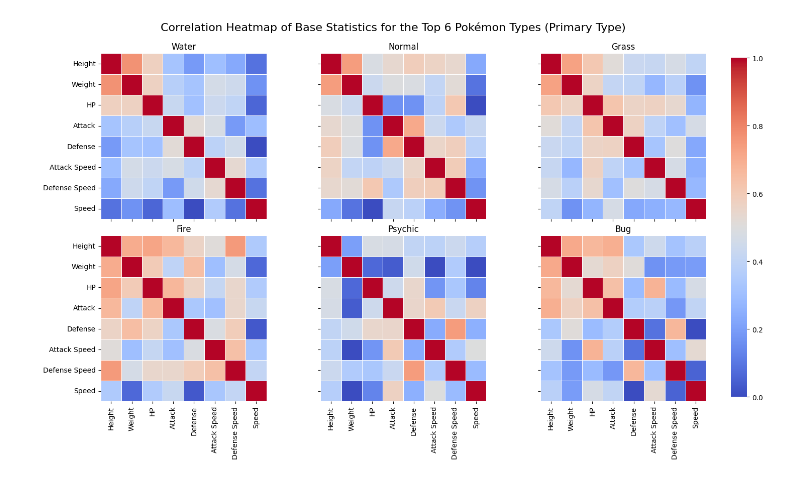
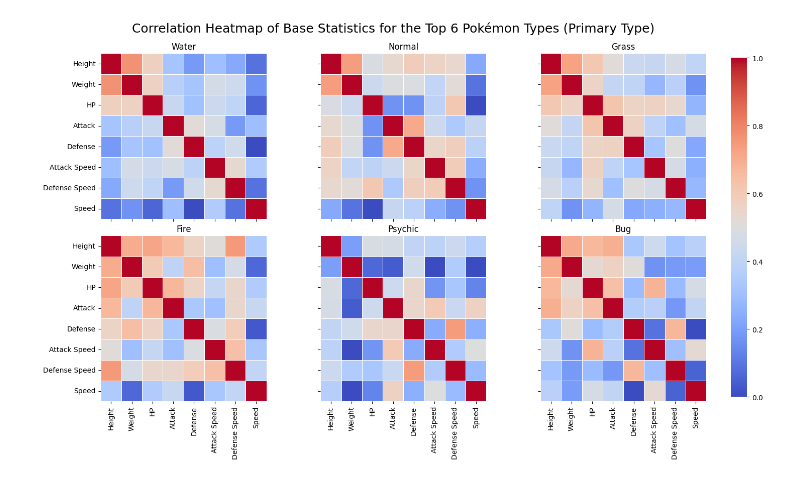
Before and after one commit to HiczHicz/PokemonFullProject, a Jupyter notebook: heatmap.ipynb, the cells around one changed output. Saved outputs shown, nothing was run; the diff lists cells and outputs as text; code cells hidden in the pictures.

```diff
--- a/heatmap.ipynb
+++ b/heatmap.ipynb
@@ -26,32 +26,32 @@ heatmap_args = {
 }
 
 #..Water
 sns.heatmap(daneg.get_group('Water')[stats01].corr(),ax=axs[0,0],**heatmap_args)
 axs[0,0].set_title('Water')
 #..Normal
 sns.heatmap(daneg.get_group('Normal')[stats01].corr(),ax=axs[0,1],**heatmap_args)
 axs[0,1].set_title('Normal')
 #..Grass
 sns.heatmap(daneg.get_group('Grass')[stats01].corr(),ax=axs[0,2],**heatmap_args)
 axs[0,2].set_title('Grass')
 #..Flying
 sns.heatmap(daneg.get_group('Fire')[stats01].corr(),ax=axs[1,0],**heatmap_args)
 axs[1,0].set_title('Fire')
 #..Psychic
 sns.heatmap(daneg.get_group('Psychic')[stats01].corr(),ax=axs[1,1],**heatmap_args)
 axs[1,1].set_title('Psychic')
 #..Bug
 sns.heatmap(daneg.get_group('Bug')[stats01].corr(),ax=axs[1,2],**heatmap_args)
 axs[1,2].set_title('Bug')
 
 fig.subplots_adjust(
     right=0.9, #..Limits the subplots to 90% of the figure width, leaving the remaining 10% empty to accommodate the custom colorbar
     hspace=0.1, wspace=0.2 #..Defines the whitespace between rows and columns, h -> between rows, w -> between columns
     )
-plt.suptitle('Correlation Heatmap of Base Statistics for the Top 6 Pokémon Types (Primary Type)',y=0.95,fontsize=16)
+plt.suptitle('Correlation Heatmap of Base Statistics for the Top 6 Pokémon Types (Primary Type)',y=0.95,fontsize=18)
 
 #..bbox_inches='tight' adjust the size of figure, so that the labels are not cut
 plt.savefig('heatmap.png', bbox_inches='tight')
 plt.show()
 # %% [output]
-[figure, old version]
+[figure, new version]
```
Also changed, not shown: 12 other files.
